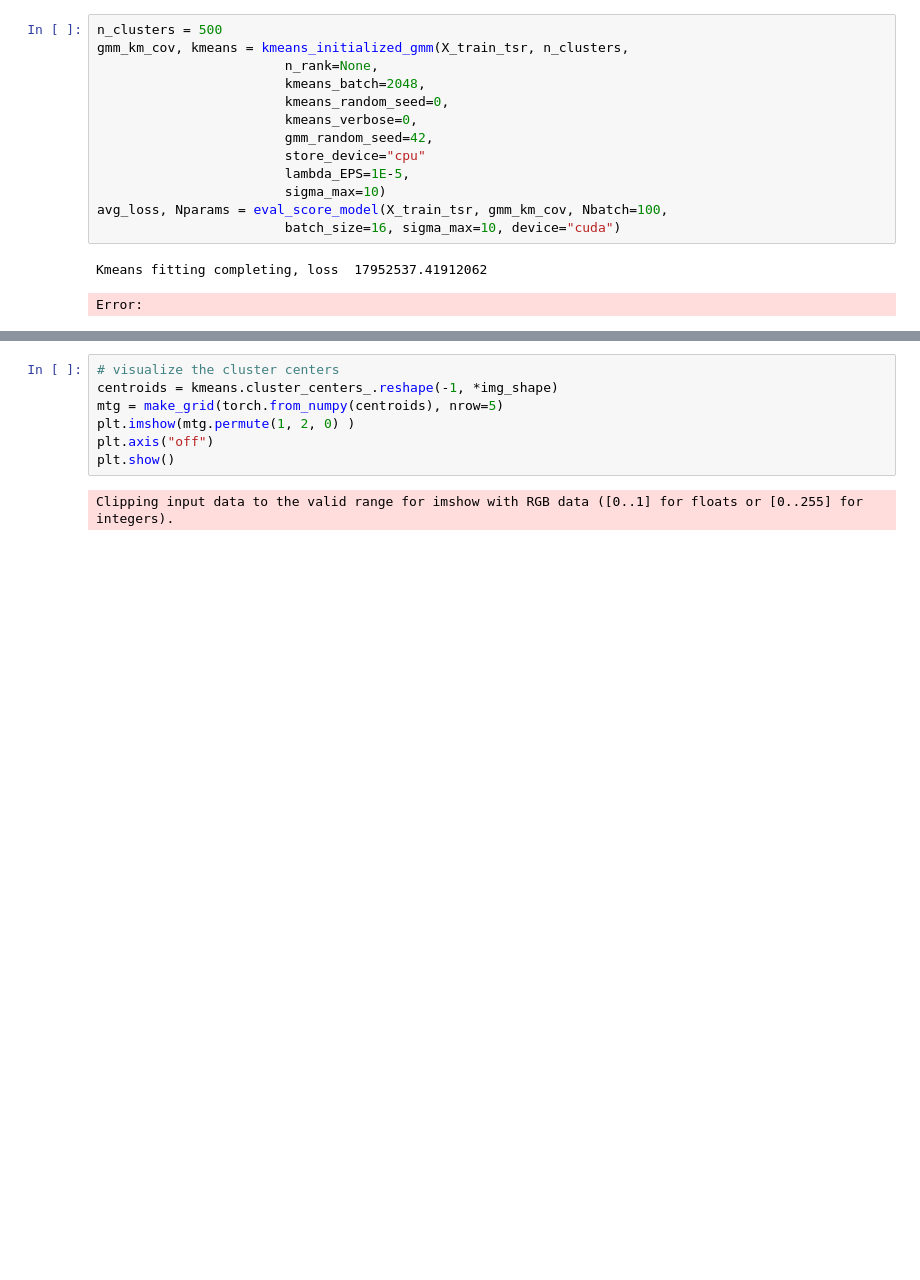
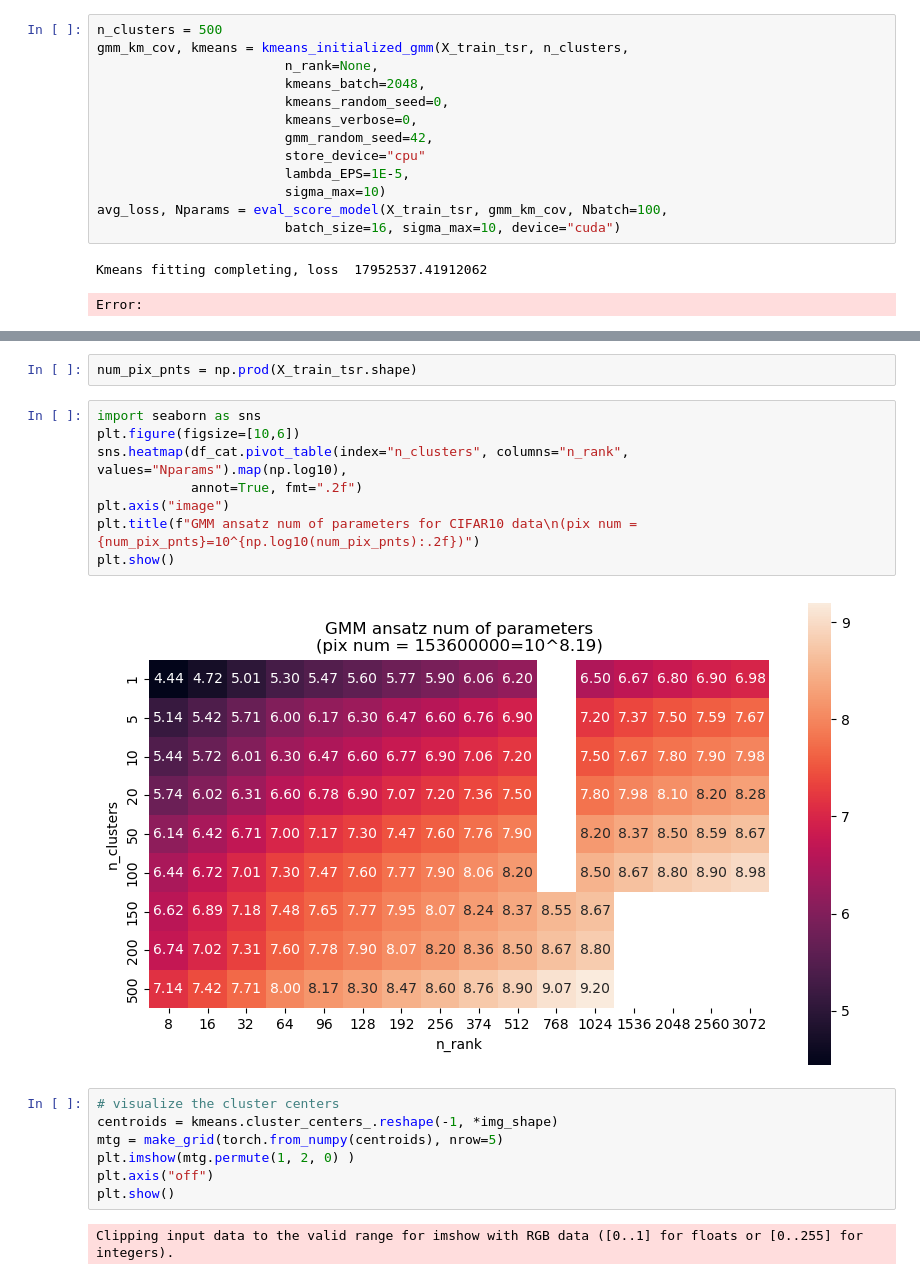
Before and after one commit to Animadversio/DiffusionMemorization, a Jupyter notebook: image_dist_GMM_score_cmp.ipynb, the cells around one changed output, grey strips where cells are left out. Saved outputs shown, nothing was run; the diff lists cells and outputs as text; blank space fills up the shorter version.

```diff
--- a/image_dist_GMM_score_cmp.ipynb
+++ b/image_dist_GMM_score_cmp.ipynb
@@ -667,3 +675,15 @@ Error:
+# %%
+num_pix_pnts = np.prod(X_train_tsr.shape)
+# %%
+import seaborn as sns
+plt.figure(figsize=[10,6])
+sns.heatmap(df_cat.pivot_table(index="n_clusters", columns="n_rank", values="Nparams").map(np.log10),
+            annot=True, fmt=".2f")
+plt.axis("image")
+plt.title(f"GMM ansatz num of parameters for CIFAR10 data\n(pix num = {num_pix_pnts}=10^{np.log10(num_pix_pnts):.2f})")
+plt.show()
+# %% [output]
+[figure, added]
 # %%
 # visualize the cluster centers
 centroids = kmeans.cluster_centers_.reshape(-1, *img_shape)
```
Also changed, not shown: parts of 9 cells of this notebook.
